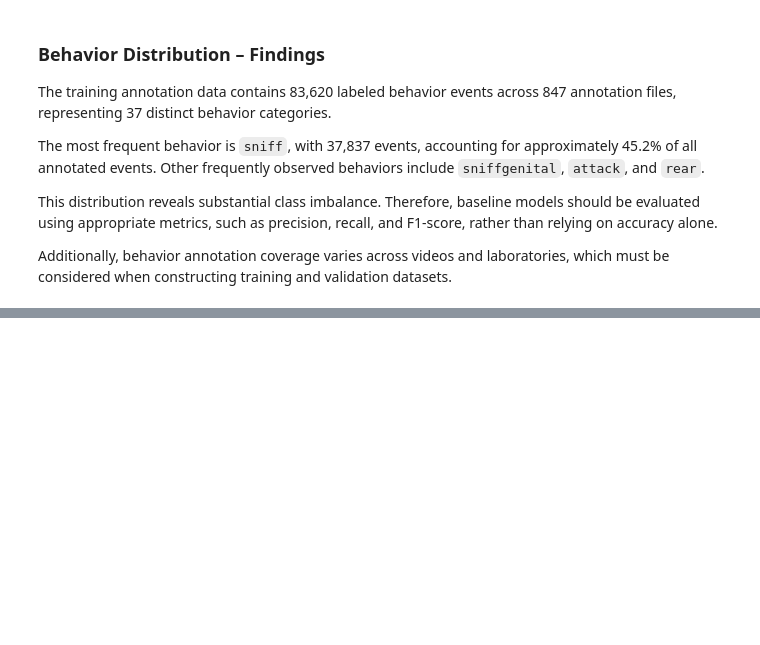
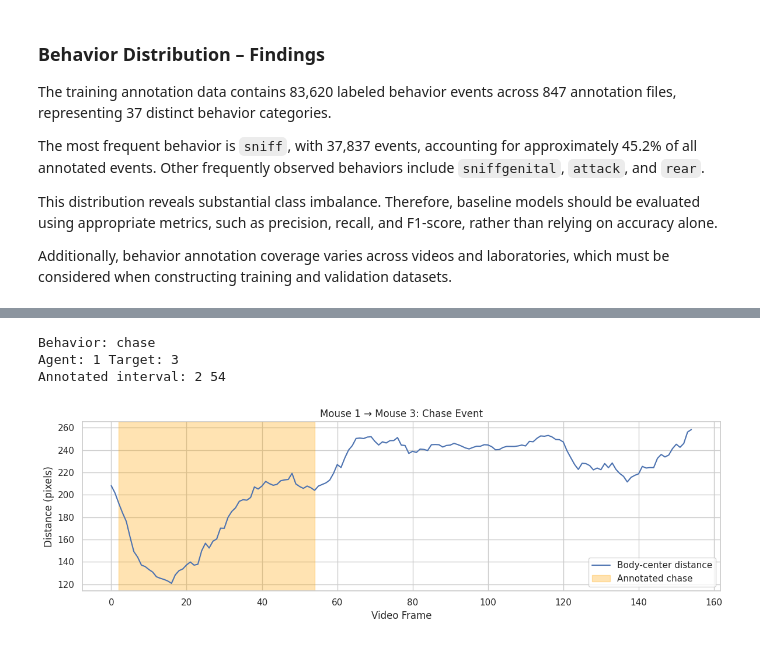
Before and after one commit to aytug-guler/GROUP19_CENG313, a Jupyter notebook: assignment1_eda_baseline.ipynb, the cells around one changed output, grey strips where cells are left out. Cells and saved outputs as stored; diff of their text form; code cells hidden in the pictures; blank space fills up the shorter version.

```diff
--- a/assignment1_eda_baseline.ipynb
+++ b/assignment1_eda_baseline.ipynb
@@ -588,0 +739,72 @@ Additionally, behavior annotation coverage varies across videos and laboratories
+# %%
+
+# Compare a labeled chase event with tracking distance
+
+chase_events = annotation_example[
+    (annotation_example["action"] == "chase") &
+    (annotation_example["agent_id"] != annotation_example["target_id"])
+]
+
+event = chase_events.iloc[0]
+
+agent = int(event["agent_id"])
+target = int(event["target_id"])
+
+start = int(event["start_frame"])
+stop = int(event["stop_frame"])
+
+print("Behavior:", event["action"])
+print("Agent:", agent, "Target:", target)
+print("Annotated interval:", start, stop)
+
+# Select relevant body-center coordinates
+pair_tracking = tracking_example[
+    (tracking_example["bodypart"] == "body_center") &
+    (tracking_example["mouse_id"].isin([agent, target]))
+]
+
+positions = pair_tracking.pivot_table(
+    index="video_frame",
+    columns="mouse_id",
+    values=["x", "y"],
+    aggfunc="first"
+)
+
+dx = positions[("x", agent)] - positions[("x", target)]
+dy = positions[("y", agent)] - positions[("y", target)]
+
+pair_distance = np.sqrt(dx**2 + dy**2)
+
+# Include frames before and after the event
+window_start = max(0, start - 100)
+window_stop = stop + 100
+
+window = pair_distance.loc[window_start:window_stop]
+
+plt.figure(figsize=(12, 4))
+
+plt.plot(
+    window.index,
+    window.values,
+    label="Body-center distance"
+)
+
+plt.axvspan(
+    start,
+    stop,
+    color="orange",
+    alpha=0.3,
+    label="Annotated chase"
+)
+
+plt.xlabel("Video Frame")
+plt.ylabel("Distance (pixels)")
+plt.title(f"Mouse {agent} → Mouse {target}: Chase Event")
+plt.legend()
+plt.tight_layout()
+plt.show()
+# %% [output]
+Behavior: chase
+Agent: 1 Target: 3
+Annotated interval: 2 54
+[figure, added]
```
Also changed, not shown: parts of 14 cells of this notebook.
